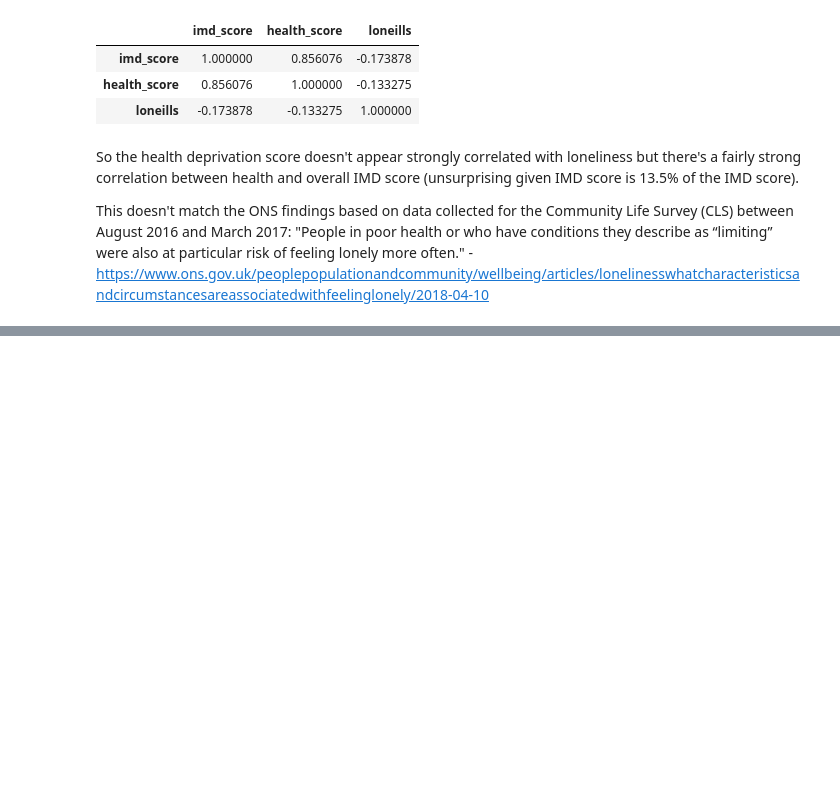
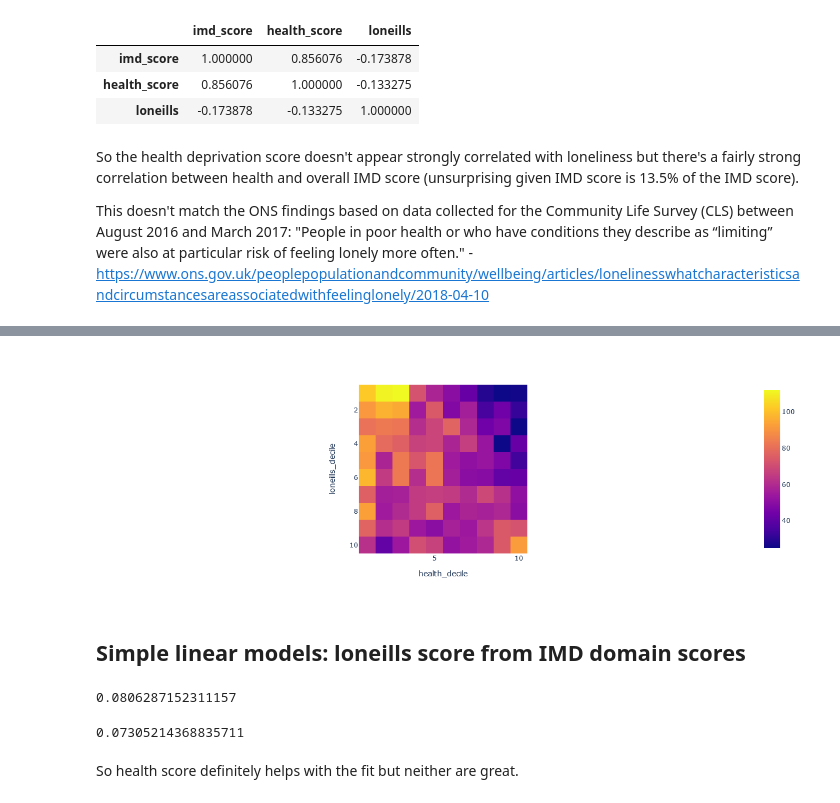
Before and after one commit to TamsinHu/Loneliness_study, a Jupyter notebook: Loneliness and health.ipynb, the cells around one changed output, grey strips where cells are left out. Cells and saved outputs as stored; diff of their text form; code cells hidden in the pictures; blank space fills up the shorter version.

Commit message:
started looking at deciles and linear models for health and loneills

```diff
--- a/Loneliness and health.ipynb
+++ b/Loneliness and health.ipynb
@@ -4,6 +4,7 @@
 import pandas as pd
 # %%
 loneliness_imd = pd.read_csv('england/loneliness_imd.csv')
+loneliness_imd.drop(6270, inplace=True)
 imd = pd.read_csv('england/imd2015eng.csv')
 full_loneliness = pd.read_csv('england/final_data.csv')
 # %%
@@ -98,0 +73,2 @@ This doesn't match the ONS findings based on data collected for the Community Li
+# %%
+loneliness_health['loneills_decile'] = pd.qcut(loneliness_health['loneills'], 10, labels=False)+1.0
@@ -98,0 +91,5 @@ This doesn't match the ONS findings based on data collected for the Community Li
+# %%
+decile_counts = loneliness_health.value_counts(subset=['loneills_decile', 'health_decile'])
+decile_counts = pd.DataFrame(decile_counts.values, index=decile_counts.index, columns=['count'])
+decile_counts.reset_index(inplace=True)
+decile_counts = decile_counts.pivot(index='loneills_decile', columns='health_decile', values='count')
@@ -98,0 +111,7 @@ This doesn't match the ONS findings based on data collected for the Community Li
+# %%
+fig = px.imshow(decile_counts)
+fig.show()
+# %% [output]
+[figure, added]
+# %% [markdown]
+## Simple linear models: loneills score from IMD domain scores
@@ -98,0 +121,24 @@ This doesn't match the ONS findings based on data collected for the Community Li
+# %%
+reg = linear_model.LinearRegression()
+
+X = loneliness_imd[['income_score', 'employment_score', 'education_score', 'health_score', 'crime_score', 'housing_score', 'living_score', 'poor_children_score', 'poor_older_score']]
+y = loneliness_imd['loneills']
+
+reg.fit(X, y)
+
+reg.score(X, y)
+# %% [output]
+0.0806287152311157
+# %%
+reg = linear_model.LinearRegression()
+
+X = loneliness_imd[['income_score', 'employment_score', 'education_score', 'crime_score', 'housing_score', 'living_score', 'poor_children_score', 'poor_older_score']]
+y = loneliness_imd['loneills']
+
+reg.fit(X, y)
+
+reg.score(X, y)
+# %% [output]
+0.07305214368835711
+# %% [markdown]
+So health score definitely helps with the fit but neither are great.
```
Also changed, not shown: parts of 9 cells of this notebook.
